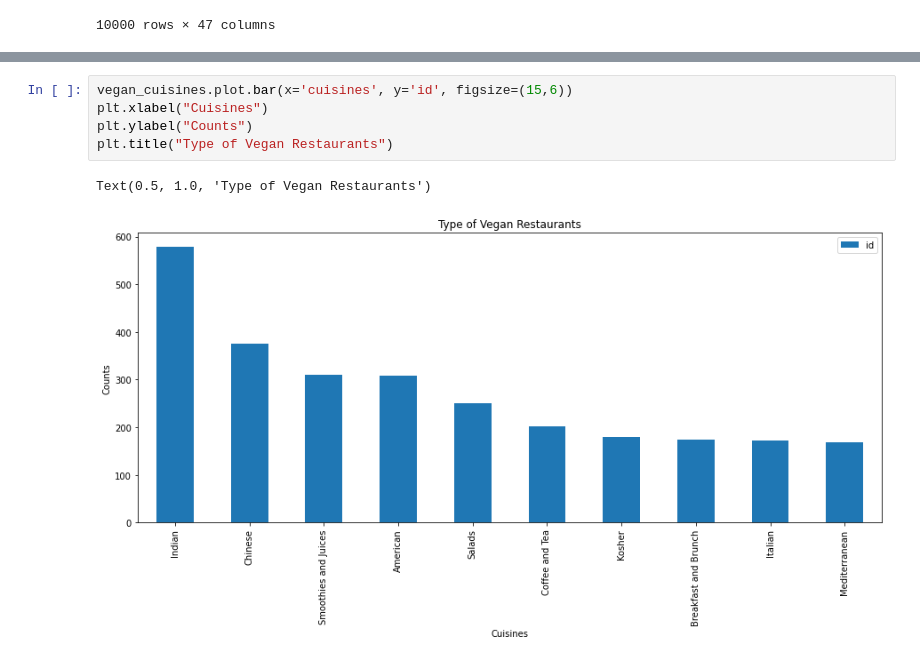
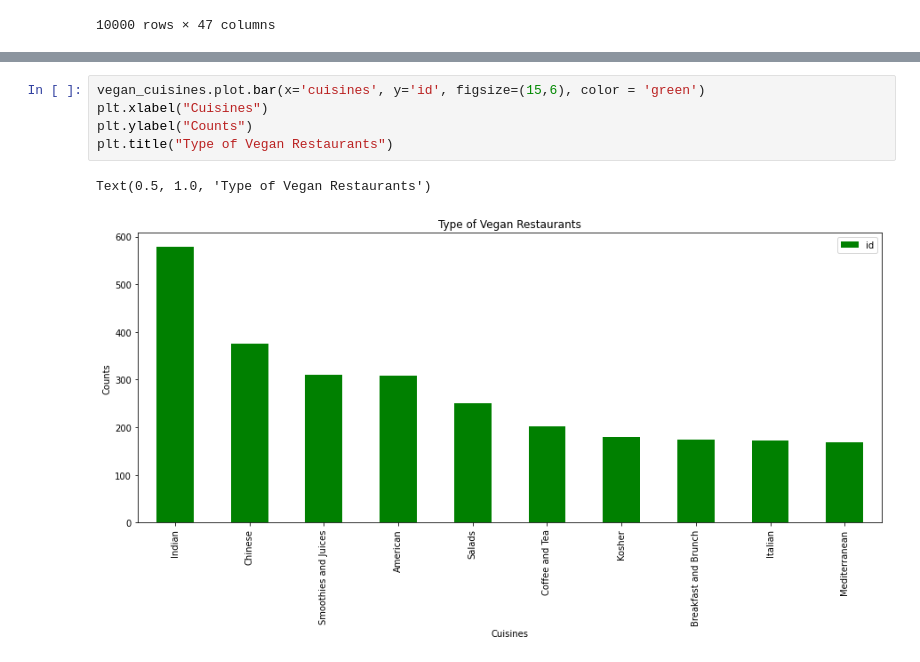
Before and after one commit to SeunghyeJeon/DH-100-Project, a Jupyter notebook: DH_100_Seunghye_Jeon.ipynb, the cells around one changed output, grey strips where cells are left out. Drawn from its saved outputs; the diff is of its cells as text.

```diff
--- a/DH_100_Seunghye_Jeon.ipynb
+++ b/DH_100_Seunghye_Jeon.ipynb
@@ -193,10 +303,10 @@ vegan_cuisines
 | 51 | Italian | 173 | 173 | 173 | 173 | 173 | 173 | 173 | 173 | ... |
 | 36 | Mediterranean | 168 | 168 | 168 | 168 | 168 | 168 | 168 | 168 | ... |
 # %%
-vegan_cuisines.plot.bar(x='cuisines', y='id', figsize=(15,6))
+vegan_cuisines.plot.bar(x='cuisines', y='id', figsize=(15,6), color = 'green')
 plt.xlabel("Cuisines")
 plt.ylabel("Counts")
 plt.title("Type of Vegan Restaurants")
 # %% [output]
 Text(0.5, 1.0, 'Type of Vegan Restaurants')
-[figure, old version]
+[figure, new version]
```
Also changed, not shown: parts of 13 cells of this notebook.
